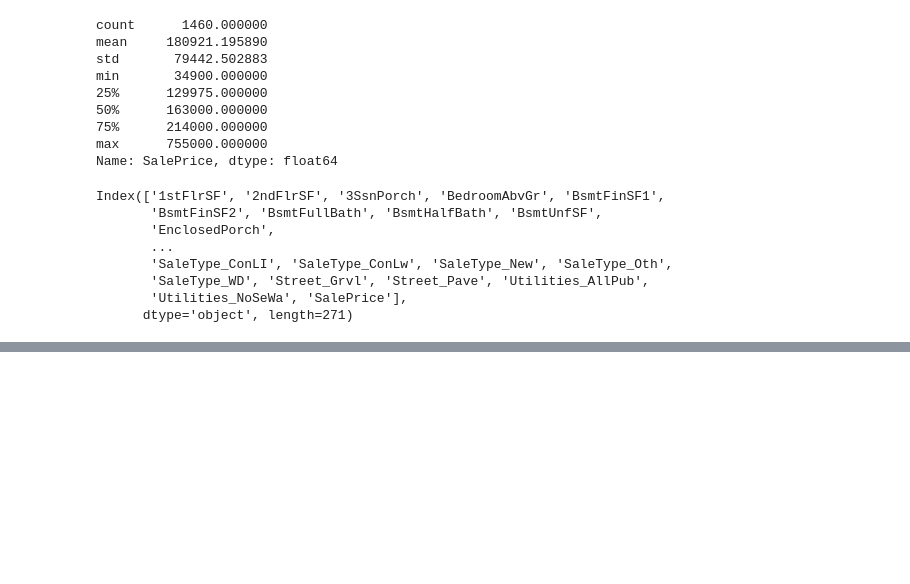
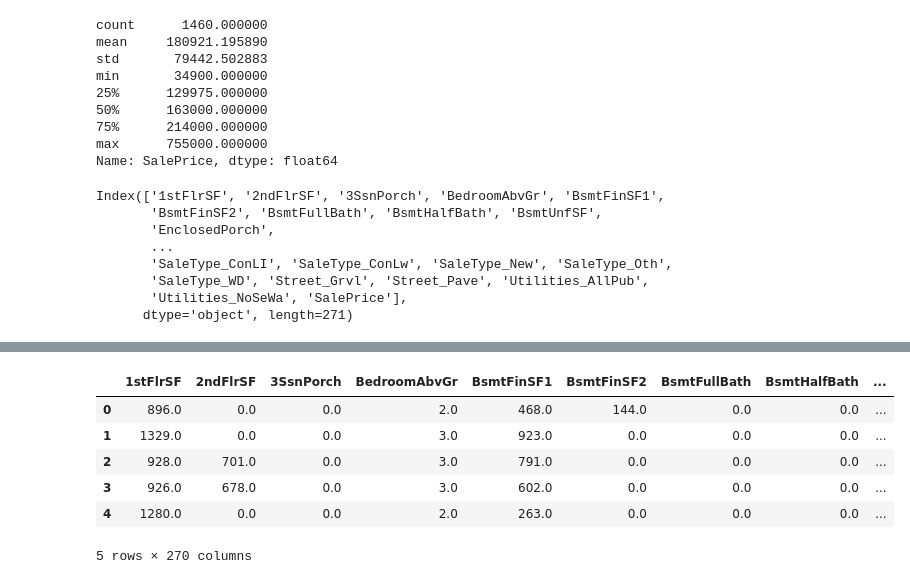
Before and after one commit to hama7738/haitsclass, a Jupyter notebook: house_price.ipynb, the cells around one changed output, grey strips where cells are left out. Saved outputs shown, nothing was run; the diff lists cells and outputs as text; code cells hidden in the pictures; blank space fills up the shorter version.

```diff
--- a/house_price.ipynb
+++ b/house_price.ipynb
@@ -48,0 +60,10 @@ Index(['1stFlrSF', '2ndFlrSF', '3SsnPorch', 'BedroomAbvGr', 'BsmtFinSF1',
+# %%
+df_test.head()
+# %% [output]
+|  | 1stFlrSF | 2ndFlrSF | 3SsnPorch | BedroomAbvGr | BsmtFinSF1 | BsmtFinSF2 | BsmtFullBath | BsmtHalfBath | ... |
+| 0 | 896.0 | 0.0 | 0.0 | 2.0 | 468.0 | 144.0 | 0.0 | 0.0 | ... |
+| 1 | 1329.0 | 0.0 | 0.0 | 3.0 | 923.0 | 0.0 | 0.0 | 0.0 | ... |
+| 2 | 928.0 | 701.0 | 0.0 | 3.0 | 791.0 | 0.0 | 0.0 | 0.0 | ... |
+| 3 | 926.0 | 678.0 | 0.0 | 3.0 | 602.0 | 0.0 | 0.0 | 0.0 | ... |
+| 4 | 1280.0 | 0.0 | 0.0 | 2.0 | 263.0 | 0.0 | 0.0 | 0.0 | ... |
+5 rows × 270 columns
```
Also changed, not shown: parts of 5 cells of this notebook.
